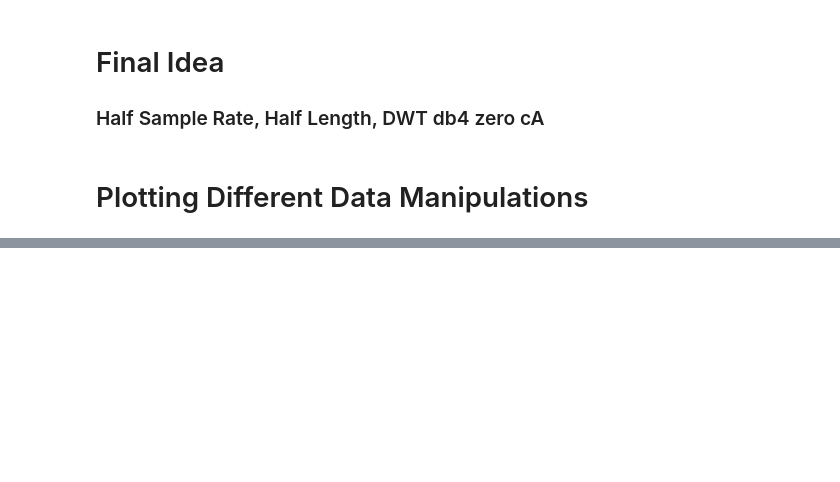
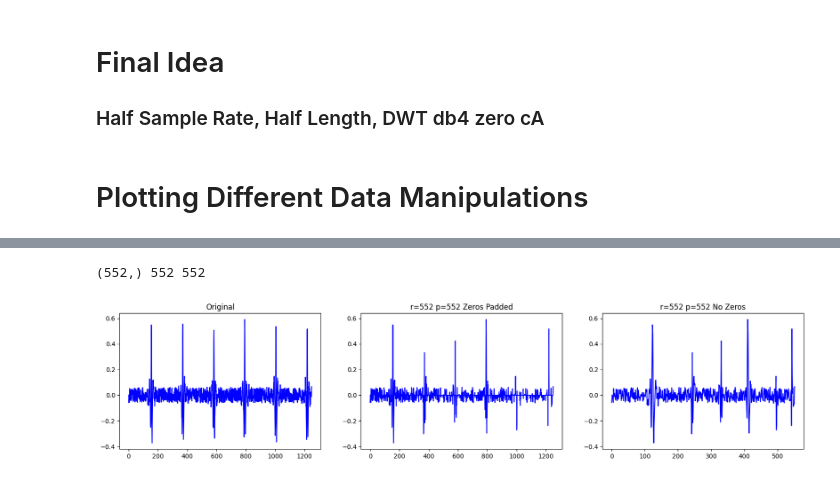
Before and after one commit to TheAgaveFairy/Summer24, a Jupyter notebook: playground/testrunner.ipynb, the cells around one changed output, grey strips where cells are left out. Saved outputs shown, nothing was run; the diff lists cells and outputs as text; code cells hidden in the pictures; blank space fills up the shorter version.

```diff
--- a/playground/testrunner.ipynb
+++ b/playground/testrunner.ipynb
@@ -794,0 +817,45 @@ reading from data\full_r500_p501.pkl
+# %%
+signal, filename = getRandomAlignedSignal()
+y = C @ signal
+print(y.shape, p, r)
+
+
+padded = signal.copy()
+pivs = pivots
+indices_to_zero = np.setdiff1d(np.arange(padded.size), pivots)
+np.put(padded, indices_to_zero, 0)
+
+# Solve for coefficients
+U_k_reduced = U_hat[:, :p][pivots, :] # suggested to try
+#print("cond", np.linalg.cond(U_k_reduced), np.linalg.cond(U_hat))
+
+if p == r:
+    #a = np.linalg.lstsq(U_k_reduced, y, rcond=None)[0]
+    a = np.linalg.solve(C @ U_hat, y)
+    #a = np.linalg.pinv(U_k_reduced) @ y
+    #a = np.linalg.inv(C @ U_hat) @ y
+    #a = np.linalg.lstsq(C @ U_hat, y, rcond=None)[0]
+else:
+    a = np.linalg.pinv(C @ U_hat) @ y
+
+x_reconstructed = U_hat @ a
+mseFinal = np.mean((signal - x_reconstructed) ** 2)
+# %% [output]
+(552,) 552 552
+# %%
+fig, ax = plt.subplots(1,3, figsize=(20,4))
+style = getStyle(filename)
+ax[0].plot(signal, style)
+ax[0].set_title("Original")
+
+trunc = signal[sorted(pivs)]
+
+ax[1].plot(padded, style)
+ax[1].set_title(f"r={r} p={p} Zeros Padded")
+
+ax[2].plot(trunc, style)
+ax[2].set_title(f"r={r} p={p} No Zeros")
+plt.savefig("success1.png")
+plt.show()
+# %% [output]
+[figure, added]
```
Also changed, not shown: parts of 11 cells of this notebook, 7 other files.
